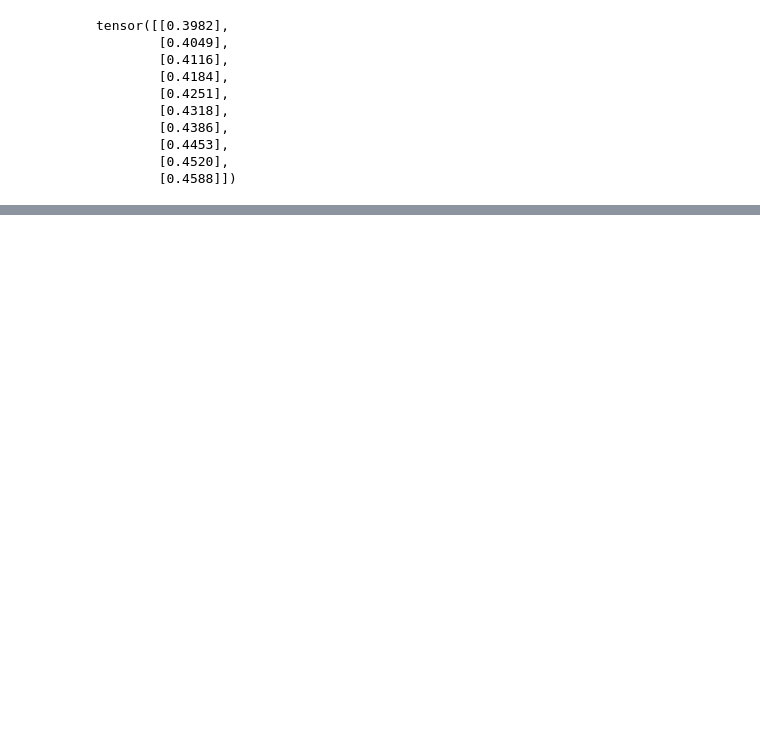
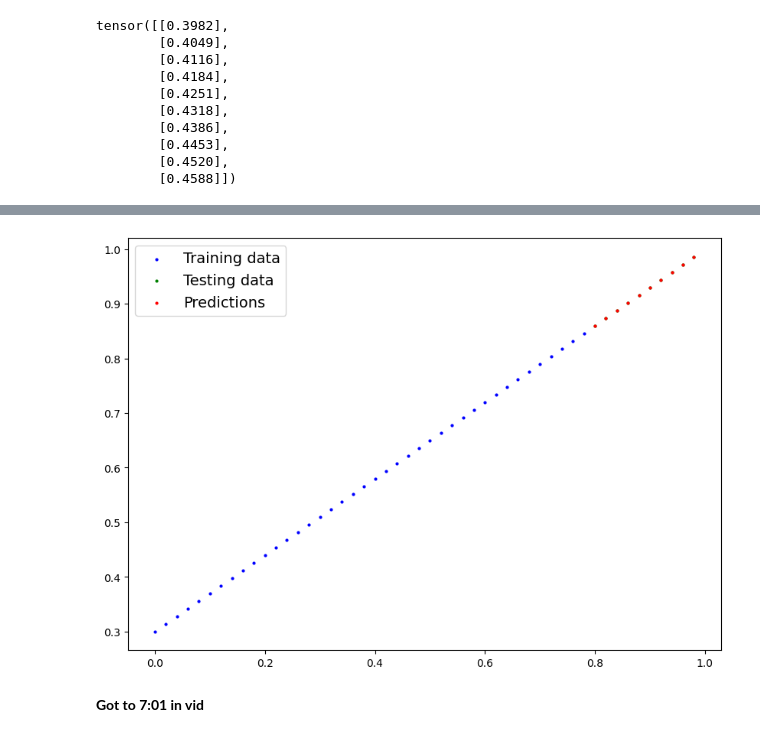
Before and after one commit to AeroEng16/machine-learning-with-python-logistic-regression-3211129, a Jupyter notebook: freeCodeCampMachineLearning.ipynb, the cells around one changed output, grey strips where cells are left out. Saved outputs shown, nothing was run; the diff lists cells and outputs as text; code cells hidden in the pictures; blank space fills up the shorter version.

```diff
--- a/freeCodeCampMachineLearning.ipynb
+++ b/freeCodeCampMachineLearning.ipynb
@@ -94,7 +94,7 @@ def plotPrediction(train_data=X_train,
   plt.scatter(test_data,test_labels,c="g",s=4,label="Testing data")
   #Are there predictions?
   if predictions is not None:
-    plt.scatter(test_data,prediction,c="r",s=4,label="Predictions")
+    plt.scatter(test_data,predictions,c="r",s=4,label="Predictions")
   plt.legend(prop={"size":14});
   plt.show()
 # %%
@@ -199,0 +239,35 @@ One way to measure the model performance is to use a loss function.
+# %%
+# An epoch is one loop through the data (this is a hyperparameter as we've set it ourselves)
+epochs = 500
+### Training
+# 0. Loop through the data
+for epoch in range(epochs):
+    # Set the model to training mode
+    model_0.train() # train mode in PyTorch sets all parameters that require gradients to 'require gradients'
+
+    # 1. Forward pass
+    y_pred = model_0(X_train)
+
+    #2. Calculate the loss
+    loss = loss_fn(y_pred,Y_train)
+
+    #3. Optimiser zero grad
+    optimiser.zero_grad()
+
+    #4. Perform back propagation on the loss with repsect to the parameters of the model
+    loss.backward()
+
+    #5. Step the optimizer (perform the gradient descent)
+    optimiser.step() # By default how the optimiser changes will accumulate through the loop so... we have to zero them above
+
+    ###Testing
+    model_0.eval() # this turns off different settings in the model not needed for evaluation/testing e.g. dropout/batch norm layers
+
+    with torch.inference_mode():  # this turns off gradient tracking & a couple more things behind the scene
+        # 1. Forward pass
+        test_pred = model_0(X_test)
+        # 2. Calculate loss
+        test_loss=loss_fn(test_pred,Y_test)
+        # Print out whats happening
+        if epoch % 10 == 0:
+            print(f"Epoch: {epoch} | Test: {loss} | Test loss: {test_loss}")
@@ -199,0 +292,9 @@ One way to measure the model performance is to use a loss function.
+# %%
+with torch.inference_mode():
+  y_preds_new = model_0(X_test)
+
+plotPrediction(predictions = y_preds_new)
+# %% [output]
+[figure, added]
+# %% [markdown]
+**Got to 7:01 in vid**
```
Also changed, not shown: parts of 7 cells of this notebook.
